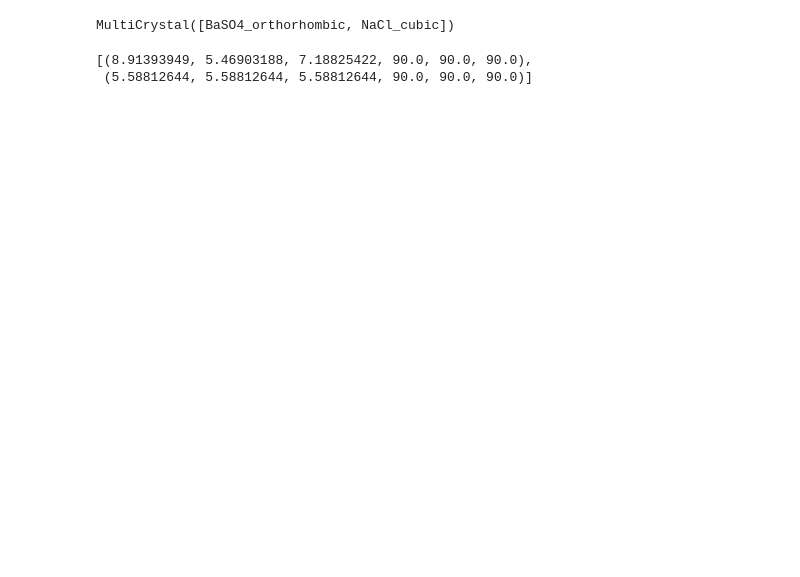
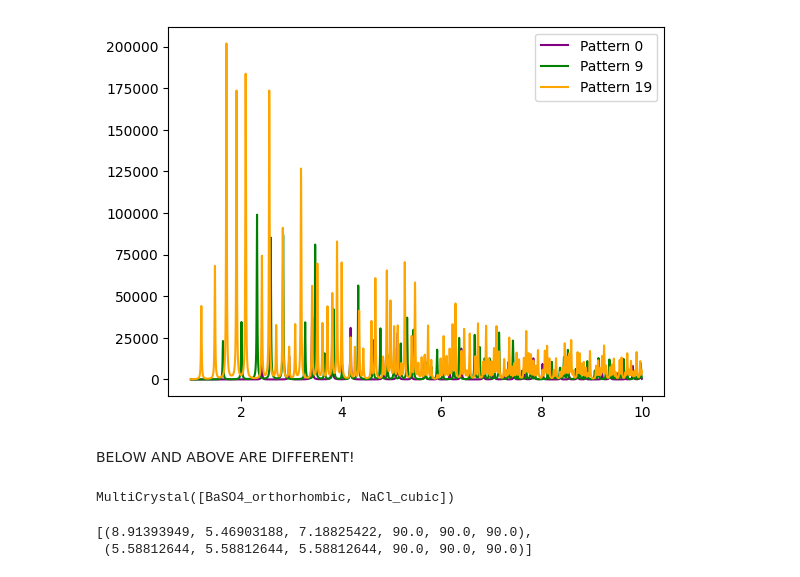
Before and after one commit to soniahasko/internship_2025, a Jupyter notebook: multiphase.ipynb, the cells around one changed output. Saved outputs shown, nothing was run; the diff lists cells and outputs as text; code cells hidden in the pictures; blank space fills up the shorter version.

```diff
--- a/multiphase.ipynb
+++ b/multiphase.ipynb
@@ -0,0 +35,3 @@
+# %%
+# Vary lattice parameters
+all_lps = np.linspace(crystals[0].Cell.lp(), crystals[0].Cell.lp()*np.array([2,2,2,1,1,1]), num_patterns)
@@ -0,0 +70,4 @@
+# %%
+# Turn lists to arrays
+tths = np.array(tths)
+intensities = np.array(intensities)
@@ -1,3 +119,16 @@
+# %%
+plt.figure()
+
+plt.plot(x, intens[0], color='purple', label='Pattern 0')
+plt.plot(x, intens[9], color='green', label='Pattern 9')
+plt.plot(x, intens[19], color='orange', label='Pattern 19')
+
+plt.legend()
+plt.show()
+# %% [output]
+[figure, added]
+# %% [markdown]
+BELOW AND ABOVE ARE DIFFERENT!
 # %%
 # Import relevant libraries
 
```
Also changed, not shown: parts of 23 cells of this notebook, 2 other files.
